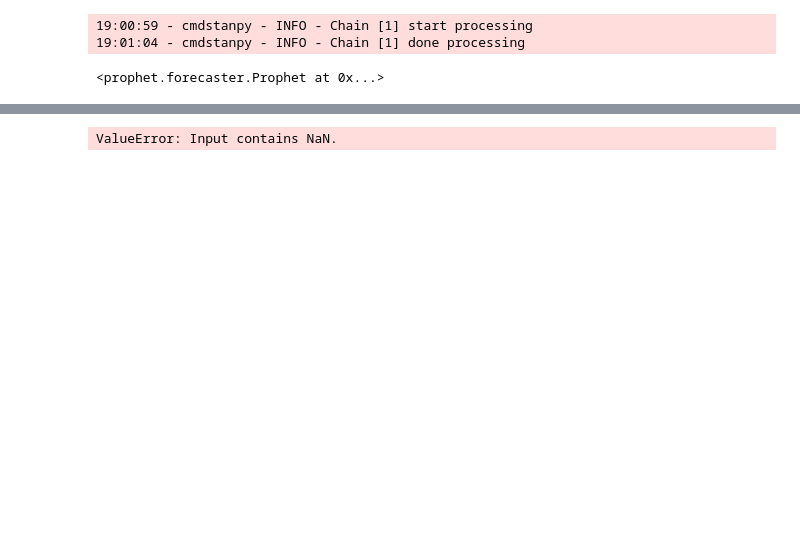
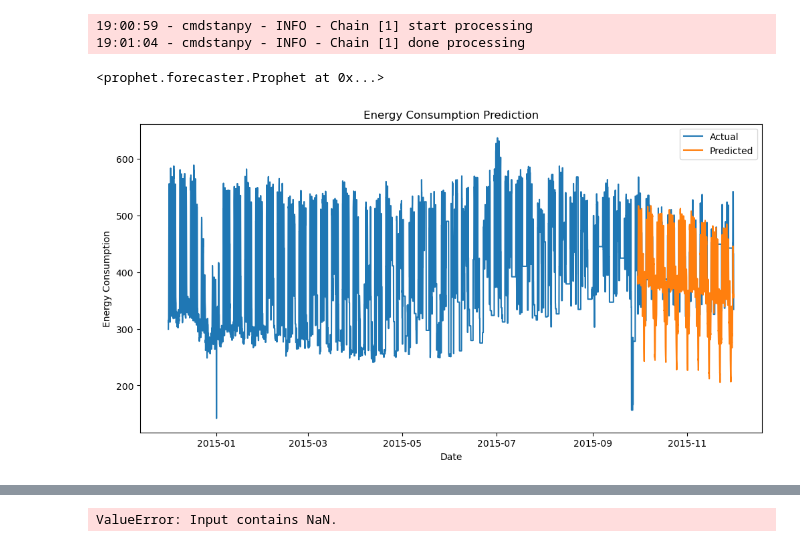
Before and after one commit to climaco-sarmiento/my-phd-project, a Jupyter notebook: model-studies/PROPHET5.ipynb, the cells around one changed output, grey strips where cells are left out. Cells and saved outputs as stored; diff of their text form; code cells hidden in the pictures; blank space fills up the shorter version.

```diff
--- a/model-studies/PROPHET5.ipynb
+++ b/model-studies/PROPHET5.ipynb
@@ -117,4 +117,26 @@ test_future = test_future.dropna()
 
 # Perform the prediction on test data
 test_predictions = model.predict(test_future)
+# %%
+# Plot predictions on test data
+fig, ax = plt.subplots(figsize=(12, 6))
+
+# Plot actual test data
+ax.plot(newData.index, newData['Office_Garman'], label='Actual')
+
+# Plot predicted values
+ax.plot(test.index, test_predictions['yhat'], label='Predicted')
+
+# Set labels and title
+ax.set_xlabel('Date')
+ax.set_ylabel('Energy Consumption')
+ax.set_title('Energy Consumption Prediction')
+
+# Add a legend
+ax.legend()
+
+# Show the plot
+plt.show()
+# %% [output]
+[figure, added]
 # %%
```
Also changed, not shown: parts of 3 cells of this notebook.
